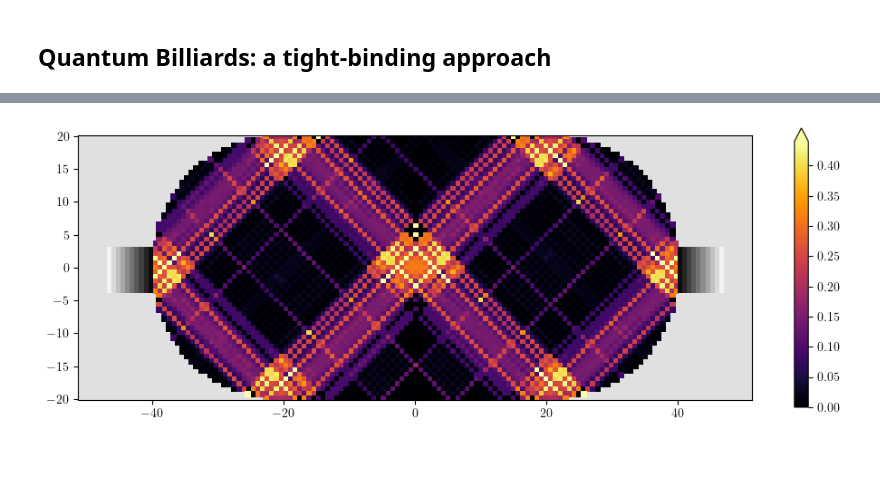
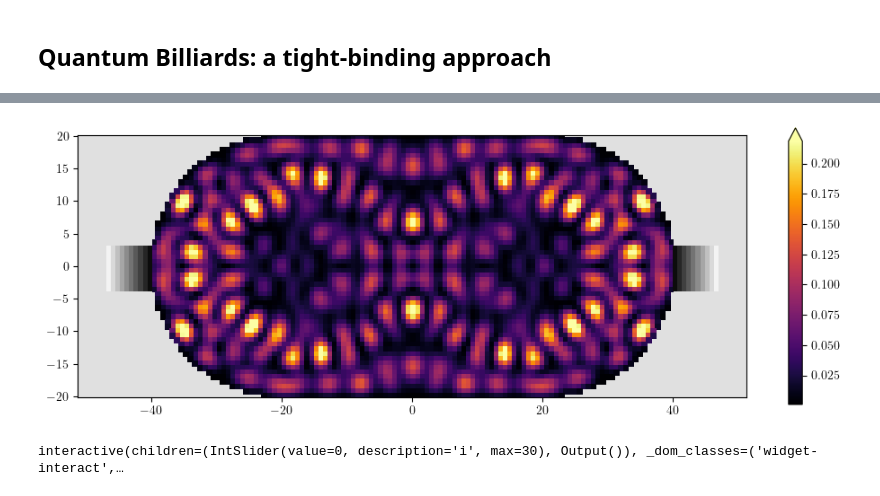
Before and after one commit to acappel/RSOC-Quantum-Transport, a Jupyter notebook: qbilliard-v1.ipynb, the cells around one changed output, grey strips where cells are left out. Cells and saved outputs as stored; diff of their text form; code cells hidden in the pictures; blank space fills up the shorter version.

Commit message:
New version of quantum stadium billiards
Many new features on the code, bands, eigenvectors & and eigenfunction, check on the hamiltonian structure.

```diff
--- a/qbilliard-v1.ipynb
+++ b/qbilliard-v1.ipynb
@@ -17,7 +19,8 @@ mpl.rcParams['text.usetex'] = True
 # %%
 def make_billiard():
 
-    a = 1/np.sqrt(2)
+    a = 1/np.sqrt(2) # 1/sqrt(2) reads a unitary hopping energy
+    #a = 0.25
 
     syst = kwant.Builder()
     lat = kwant.lattice.square(a)
@@ -30,7 +33,7 @@ def make_billiard():
         x = max(np.abs(x) - 20,0)
         return (x)**2 + (y)**2 < 20**2
 
-    #onsite potential for the scattering region (t = -1)
+    #onsite potential for the scattering region
     syst[lat.shape(stadium, (0,0))] = 4 * t
 
     # hopping in the scattering region, extremely dumb
@@ -39,7 +42,7 @@ def make_billiard():
     # taking care of the leads
     lead_symmetry = kwant.TranslationalSymmetry([-a,0])
 
-    for start, end in [(-5,5)]: # lead goes from y = -5 to y = 5 at x = 0
+    for start, end in [(-5,5)]: # lead goes from y = -5 to y = 5 at extreme left
         lead = kwant.Builder(lead_symmetry)
         lead[(lat(0,y) for y in range(start, end))] = 4 * t
         lead[kwant.builder.HoppingKind((1,0), lat, lat)] = - 1 * t
@@ -47,11 +50,29 @@ def make_billiard():
         syst.attach_lead(lead)
         syst.attach_lead(lead.reversed()) #it's easy to attach the second lead this way
 
-    kwant.plot(syst)
+    kwant.plot(syst, fig_size=(10,10))
 
     syst = syst.finalized()
 
+    # i wanto to show the Hamiltonian matrix
+    ham_mat = syst.hamiltonian_submatrix()
+    plt.matshow(ham_mat==0, cmap="gray", interpolation=None)
+
+
     return syst
+
+def bands(syst, lead_number: int):
+
+        # compute the band structure in the lead specified by lead_number
+        bands = kwant.plotter.bands(syst.leads[lead_number], show=False)
+
+        #fig_bands, ax_bands = plt.subplots(1,1, figsize=(8,4))
+        #ax_bands.plot(bands)
+        plt.xlabel('k',fontsize=20)
+        plt.ylabel('E',fontsize=20)
+        plt.tick_params(axis='both', labelsize=15)
+        plt.grid(linestyle='--')
+        plt.show()
 
 def conductance_energy_billiard(system, energies):
 
@@ -76,6 +97,22 @@ def dos_billiard(system,energy):
 
     local_dos = kwant.ldos(system, energy)
     kwant.plotter.map(system, local_dos, num_lead_cells=10, cmap='inferno',fig_size=(12,4))
+
+def closed_billiard(system):
+
+    # extract the hamiltonian matrix
+    ham_mat = system.hamiltonian_submatrix()
+
+    eval, evec = la.eigh(ham_mat)
+
+    #kwant.plotter.map(system, abs(evec[:,0])**2);
+
+    def plot_wf(i=0):
+        print("Plotting wave function with index", i)
+        print("energy:", eval[i],"x t")
+        kwant.plotter.map(system, abs(evec[:, i])**2,fig_size=(12,6))
+
+    interact(plot_wf, i=(0, 45))
 # %%
 billiard = make_billiard()
 
@@ -89,6 +132,10 @@ hopping energy:  1.0000000000000002
 # %%
-etry = 4
+etry = 0.4
 
 dos_billiard(billiard, etry)
 # %% [output]
-[figure, old version]
+[figure, new version]
+# %%
+closed_billiard(billiard)
+# %% [output]
+interactive(children=(IntSlider(value=0, description='i', max=30), Output()), _dom_classes=('widget-interact',…
```
Also changed, not shown: parts of 3 cells of this notebook.
